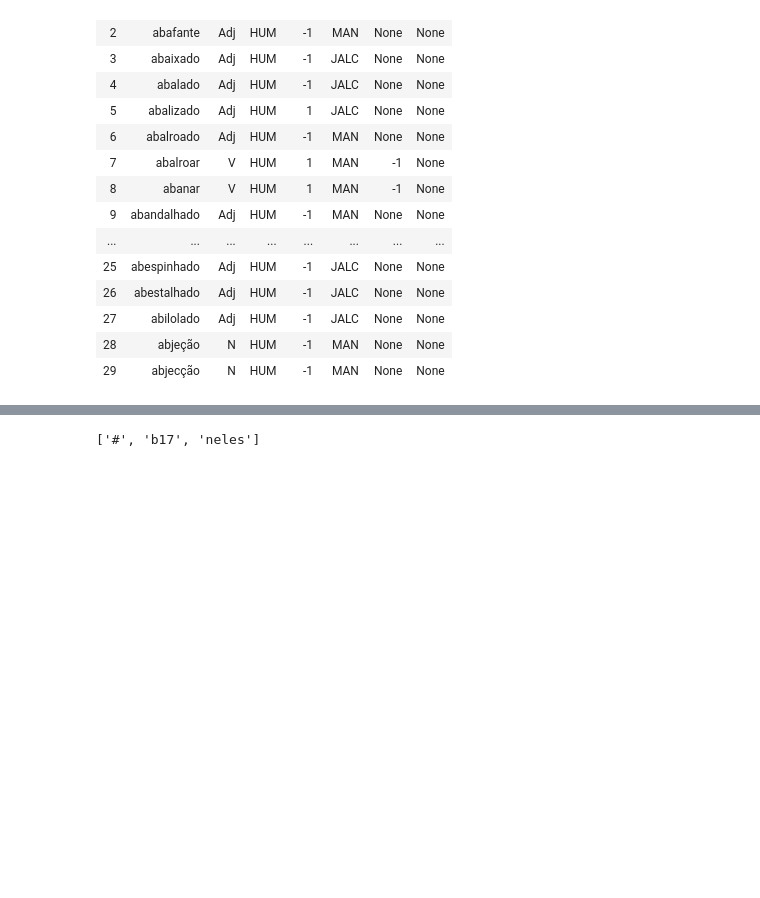
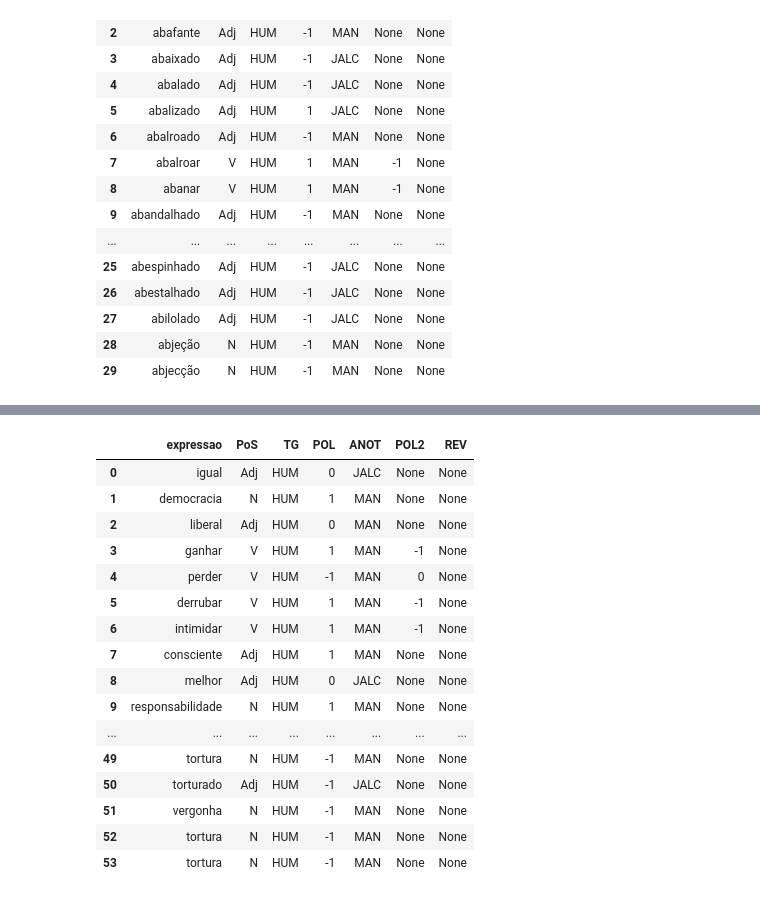
Before and after one commit to brendasalenave/hate-speech, a Jupyter notebook: polaridade.ipynb, the cells around one changed output, grey strips where cells are left out. Cells and saved outputs as stored; diff of their text form; code cells hidden in the pictures; blank space fills up the shorter version.

Commit message:
polaridades

```diff
--- a/polaridade.ipynb
+++ b/polaridade.ipynb
@@ -77,9 +82,33 @@ tweet_data
 143 rows × 1 columns
 # %%
 def get_polarity(tokens):
-    print(senti_data)
+    df = senti_data[senti_data['expressao'].isin(tokens)]
+    return df
-# %%
-nltk.word_tokenize(tweet_data.iloc[0][0])
-# get_polarity()
-# %% [output]
-['#', 'b17', 'neles']
+# %%
+df_pol = pd.DataFrame() #creates a new dataframe that's empty
+for index, row in tweet_data.iterrows():
+    df = get_polarity(nltk.word_tokenize(row['text']))
+    if df.empty == False:
+        df_pol = polaridades.append(df, ignore_index=True)
+# %%
+df_pol['POL'] = df_pol['POL'].astype(str).astype(int)
+
+df_pol
+# %% [output]
+|  | expressao | PoS | TG | POL | ANOT | POL2 | REV |
+| 0 | igual | Adj | HUM | 0 | JALC | None | None |
+| 1 | democracia | N | HUM | 1 | MAN | None | None |
+| 2 | liberal | Adj | HUM | 0 | MAN | None | None |
+| 3 | ganhar | V | HUM | 1 | MAN | -1 | None |
+| 4 | perder | V | HUM | -1 | MAN | 0 | None |
+| 5 | derrubar | V | HUM | 1 | MAN | -1 | None |
+| 6 | intimidar | V | HUM | 1 | MAN | -1 | None |
+| 7 | consciente | Adj | HUM | 1 | MAN | None | None |
+| 8 | melhor | Adj | HUM | 0 | JALC | None | None |
+| 9 | responsabilidade | N | HUM | 1 | MAN | None | None |
+| ... | ... | ... | ... | ... | ... | ... | ... |
+| 49 | tortura | N | HUM | -1 | MAN | None | None |
+| 50 | torturado | Adj | HUM | -1 | JALC | None | None |
+| 51 | vergonha | N | HUM | -1 | MAN | None | None |
+| 52 | tortura | N | HUM | -1 | MAN | None | None |
+| 53 | tortura | N | HUM | -1 | MAN | None | None |
```
Also changed, not shown: parts of 3 cells of this notebook.
